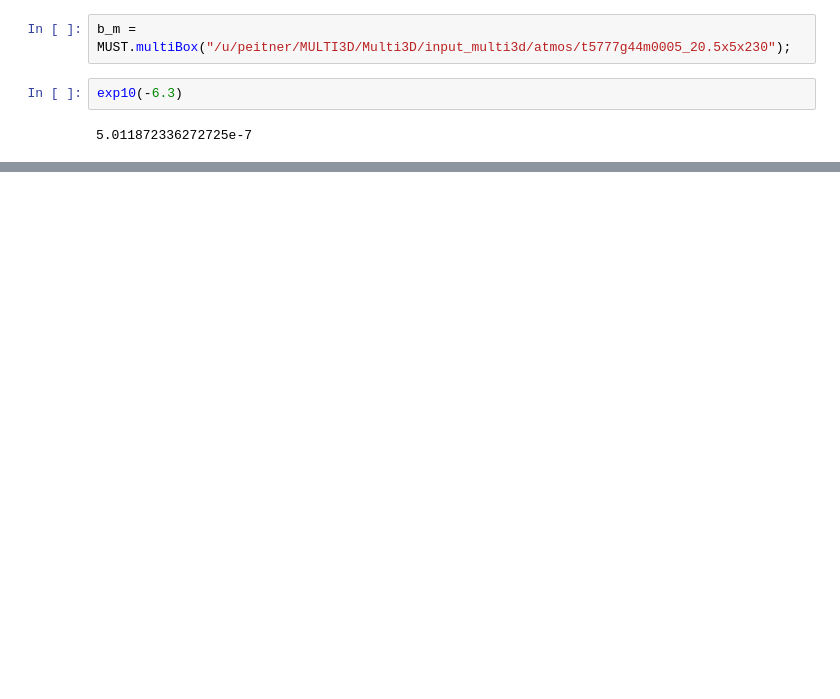
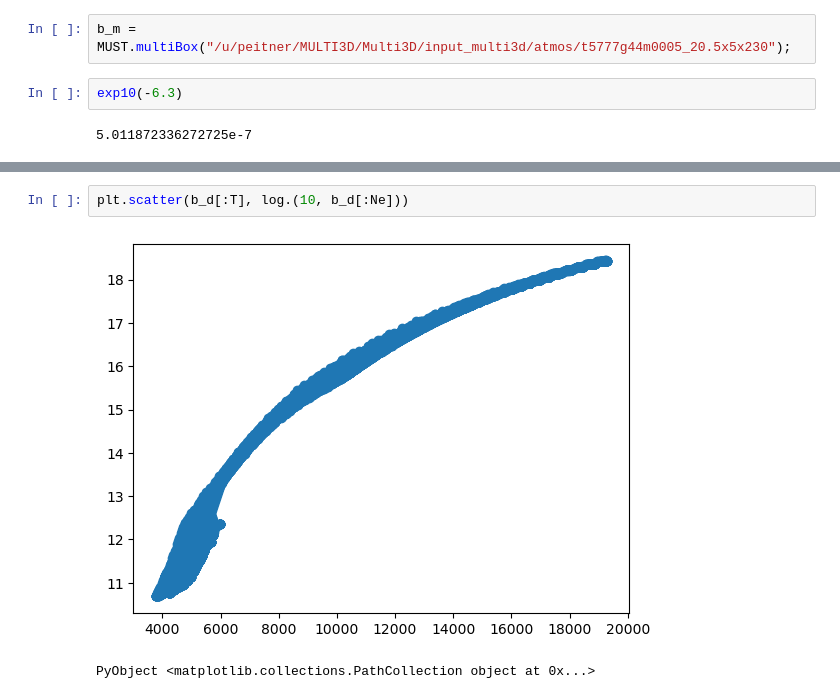
Before and after one commit to pe1995/MUST.jl, a Jupyter notebook: examples/dispatch2multi/box2multi.ipynb, the cells around one changed output, grey strips where cells are left out. Cells and saved outputs as stored; diff of their text form; blank space fills up the shorter version.

```diff
--- a/examples/dispatch2multi/box2multi.ipynb
+++ b/examples/dispatch2multi/box2multi.ipynb
@@ -80,0 +96,5 @@ plt.legend();
+# %%
+plt.scatter(b_d[:T], log.(10, b_d[:Ne]))
+# %% [output]
+[figure, added]
+PyObject <matplotlib.collections.PathCollection object at 0x...>
```
Also changed, not shown: parts of 8 cells of this notebook, 2 other files.
